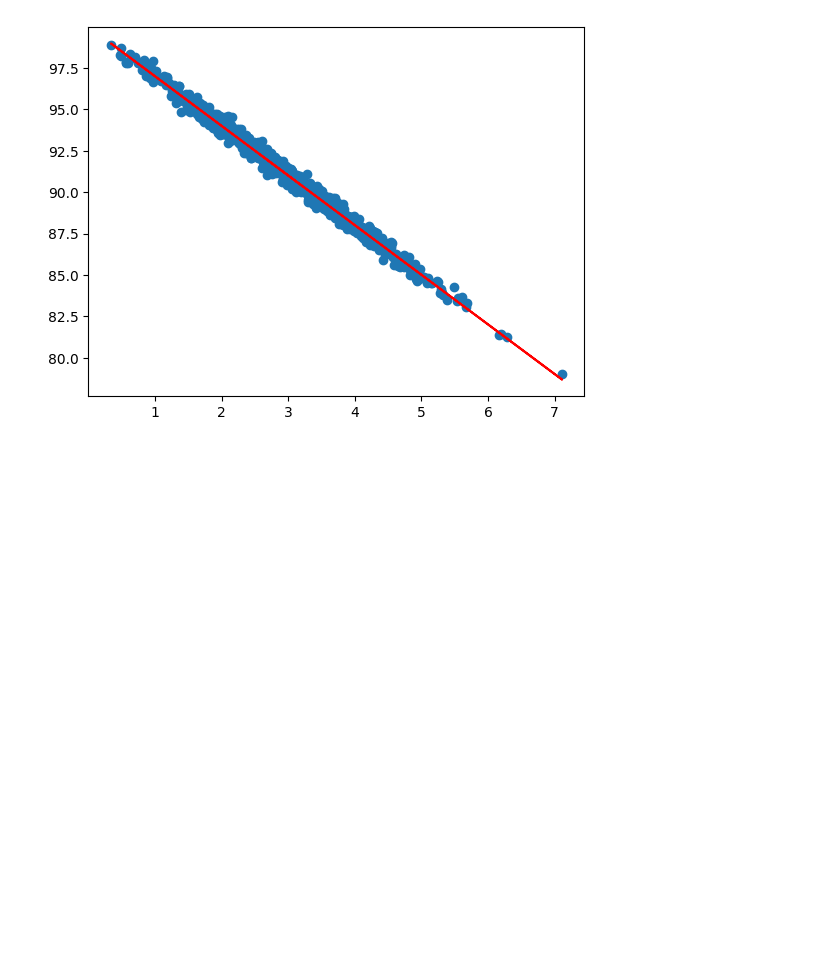
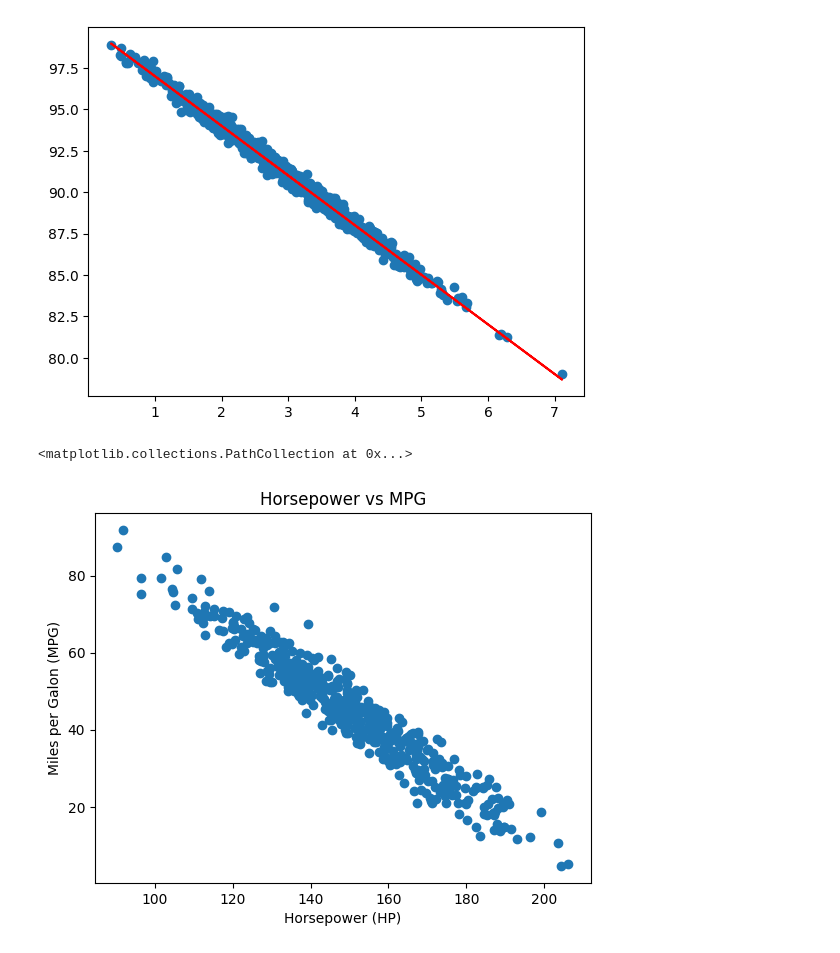
Before and after one commit to GuilhermeLSchneider/Pyhton-Bootcamp, a Jupyter notebook: Aula 12/Códigos Aula/Seção 3/linear_regression_aula.ipynb, the cells around one changed output. Saved outputs shown, nothing was run; the diff lists cells and outputs as text; code cells hidden in the pictures; blank space fills up the shorter version.

```diff
--- a/Aula 12/Códigos Aula/Seção 3/linear_regression_aula.ipynb
+++ b/Aula 12/Códigos Aula/Seção 3/linear_regression_aula.ipynb
@@ -35,3 +36,17 @@ plt.plot(pageSpeeds, fitLine, c='r')
 plt.show()
 # %% [output]
 [figure]
+# %%
+np.random.seed(3) # Seed para garantir que os valores aleatórios sejam sempre os mesmos
+
+# Criando um conjunto outro cunjunto de dados sobre veículos e consumo de combustível
+horsepower = np.random.normal(150.0, 20.0, 500) # Distribuição normal centrada no 150.0 com desvio padrão de 20.0 com 100 valores
+mpg = 150 - horsepower*0.7 + np.random.normal(0, 4, 500) # Essa fórmula é para simular uma relação negativa entre horsepower e mpg
+
+plt.xlabel('Horsepower (HP)')
+plt.ylabel('Miles per Galon (MPG)')
+plt.title('Horsepower vs MPG')
+scatter(horsepower, mpg) # Gráfico de dispersão
+# %% [output]
+<matplotlib.collections.PathCollection at 0x...>
+[figure, added]
```
Also changed, not shown: parts of 3 cells of this notebook, 4 other files.
